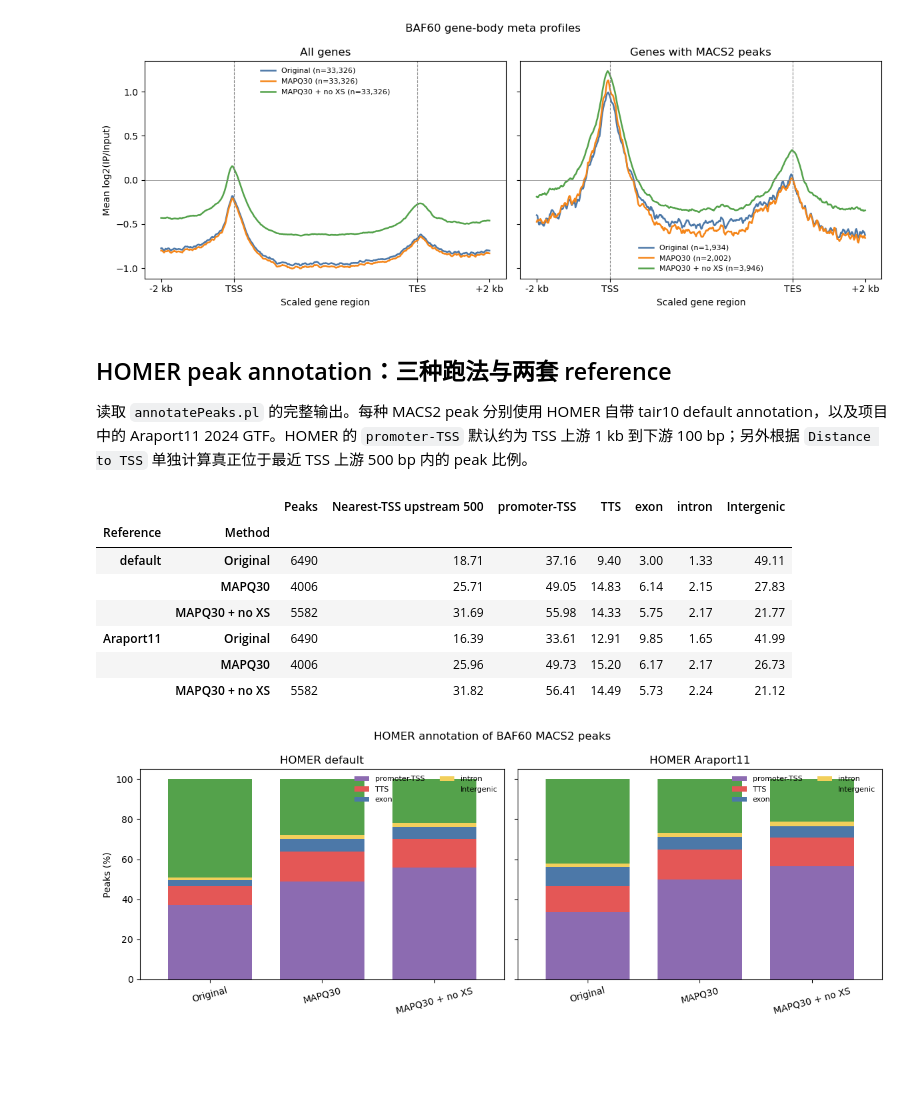
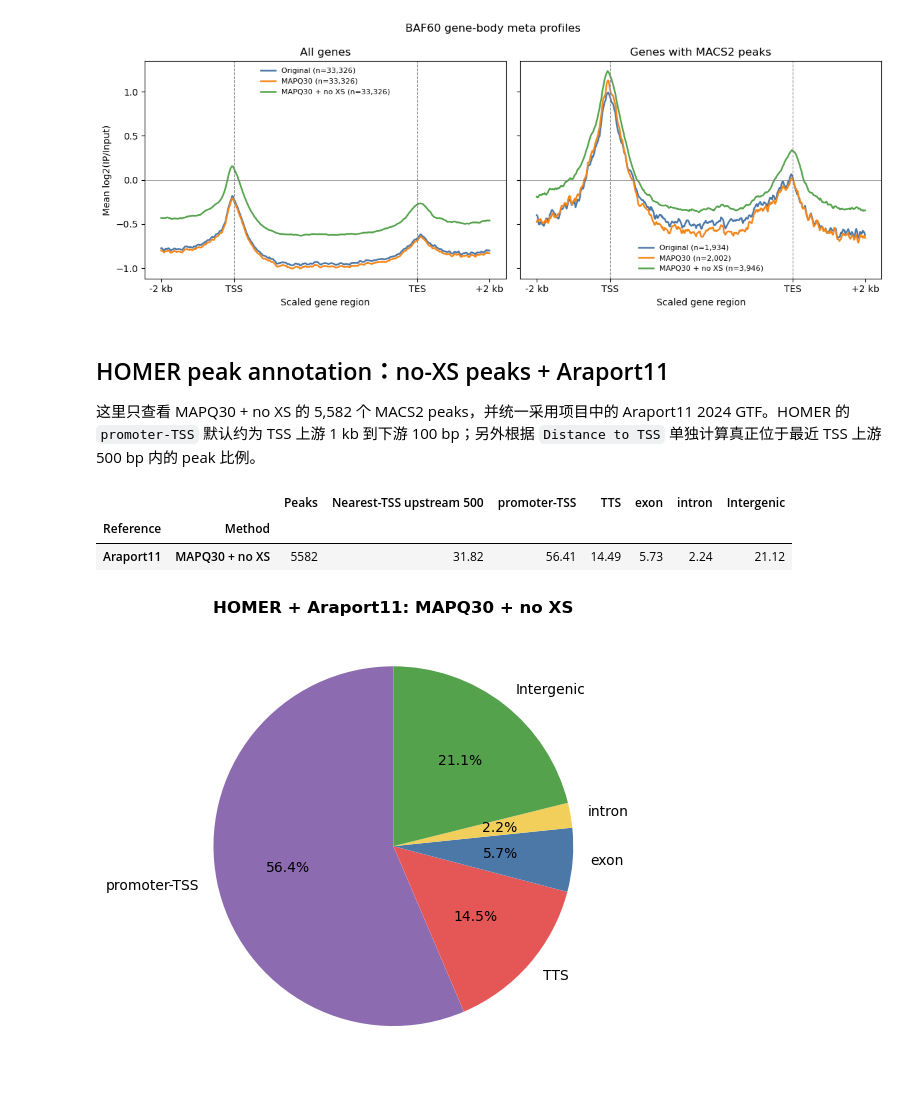
Before and after one commit to pengyfCR7/BAF60_ChIPseq_downstream_analyse_notebooks, a Jupyter notebook: inspect_BAF60_matrix.ipynb, the cells around one changed output. Cells and saved outputs as stored; diff of their text form; code cells hidden in the pictures; blank space fills up the shorter version.

Commit message:
Focus HOMER analysis on no-XS Araport11 peaks

```diff
--- a/inspect_BAF60_matrix.ipynb
+++ b/inspect_BAF60_matrix.ipynb
@@ -806,59 +806,51 @@ plt.tight_layout()
 | 2 | MAPQ30 + no XS | 33326 | 3946 |
 [figure]
 # %% [markdown]
-## HOMER peak annotation：三种跑法与两套 reference
+## HOMER peak annotation：no-XS peaks + Araport11
 
-读取 `annotatePeaks.pl` 的完整输出。每种 MACS2 peak 分别使用 HOMER 自带 tair10 default annotation，以及项目中的 Araport11 2024 GTF。HOMER 的 `promoter-TSS` 默认约为 TSS 上游 1 kb 到下游 100 bp；另外根据 `Distance to TSS` 单独计算真正位于最近 TSS 上游 500 bp 内的 peak 比例。
+这里只查看 MAPQ30 + no XS 的 5,582 个 MACS2 peaks，并统一采用项目中的 Araport11 2024 GTF。HOMER 的 `promoter-TSS` 默认约为 TSS 上游 1 kb 到下游 100 bp；另外根据 `Distance to TSS` 单独计算真正位于最近 TSS 上游 500 bp 内的 peak 比例。
 # %%
 homer_result_dirs = {
     'Original': Path('/data1/home/zhangzhhui03/workspace/projects/SWP73B/ChIP_ATAC_MNase_PRJNA351855/results/chip_workflow/homer_annotation'),
     'MAPQ30': Path('/data1/home/zhangzhhui03/workspace/projects/SWP73B/ChIP_ATAC_MNase_PRJNA351855/results/chip_workflow_unique_mapq30/homer_annotation'),
     'MAPQ30 + no XS': Path('/data1/home/zhangzhhui03/workspace/projects/SWP73B/ChIP_ATAC_MNase_PRJNA351855/results/chip_workflow_mapq30_noXS/homer_annotation'),
 }
 homer_categories = ['promoter-TSS', 'TTS', 'exon', 'intron', 'Intergenic']
 homer_tables = {}
 homer_rows = []
 
-for reference in ['default', 'Araport11']:
-    for name in method_order:
+for reference in ['Araport11']:
+    for name in ['MAPQ30 + no XS']:
         path = homer_result_dirs[name] / f'BAF60.annotatedPeaks.{reference}.txt'
         table = pd.read_csv(path, sep='\t', low_memory=False)
+        table = table.rename(columns={table.columns[0]: 'PeakID'})
         table['Category'] = table['Annotation'].str.replace(r'\s*\(.*$', '', regex=True)
         distance = pd.to_numeric(table['Distance to TSS'], errors='coerce')
         counts = table['Category'].value_counts().reindex(homer_categories, fill_value=0)
         row = {'Reference': reference, 'Method': name, 'Peaks': len(table),
                'Nearest-TSS upstream 500': ((distance >= -500) & (distance < 0)).mean() * 100}
         row.update((counts / len(table) * 100).to_dict())
         homer_rows.append(row)
         homer_tables[(reference, name)] = table
 
 homer_summary = pd.DataFrame(homer_rows)
 display(homer_summary.set_index(['Reference', 'Method']).round(2))
 
 annotation_colors = {
     'promoter-TSS': '#8C6BB1', 'TTS': '#E45756', 'exon': '#4C78A8',
     'intron': '#F2CF5B', 'Intergenic': '#54A24B',
 }
-fig, axes = plt.subplots(1, 2, figsize=(12, 4.5), sharey=True)
-for ax, reference in zip(axes, ['default', 'Araport11']):
-    plot_data = homer_summary[homer_summary['Reference'] == reference].set_index('Method').loc[method_order, homer_categories]
-    plot_data.plot.bar(stacked=True, ax=ax, color=[annotation_colors[x] for x in homer_categories], width=0.75)
-    ax.set(xlabel='', ylabel='Peaks (%)', title=f'HOMER {reference}')
-    ax.tick_params(axis='x', rotation=15)
-    ax.legend(frameon=False, fontsize=8, ncol=2, loc='upper right')
-axes[1].set_ylabel('')
-fig.suptitle('HOMER annotation of BAF60 MACS2 peaks')
+values = homer_summary.set_index('Method').loc['MAPQ30 + no XS', homer_categories]
+fig, ax = plt.subplots(figsize=(6, 5))
+ax.pie(values, labels=homer_categories, colors=[annotation_colors[x] for x in homer_categories],
+       autopct='%1.1f%%', startangle=90)
+ax.set_title('HOMER + Araport11: MAPQ30 + no XS', fontweight='bold')
 plt.tight_layout()
 # %% [output]
 |  |  | Peaks | Nearest-TSS upstream 500 | promoter-TSS | TTS | exon | intron | Intergenic |
 | Reference | Method |  |  |  |  |  |  |  |
-| default | Original | 6490 | 18.71 | 37.16 | 9.40 | 3.00 | 1.33 | 49.11 |
-|  | MAPQ30 | 4006 | 25.71 | 49.05 | 14.83 | 6.14 | 2.15 | 27.83 |
-|  | MAPQ30 + no XS | 5582 | 31.69 | 55.98 | 14.33 | 5.75 | 2.17 | 21.77 |
-| Araport11 | Original | 6490 | 16.39 | 33.61 | 12.91 | 9.85 | 1.65 | 41.99 |
-|  | MAPQ30 | 4006 | 25.96 | 49.73 | 15.20 | 6.17 | 2.17 | 26.73 |
-|  | MAPQ30 + no XS | 5582 | 31.82 | 56.41 | 14.49 | 5.73 | 2.24 | 21.12 |
+| Araport11 | MAPQ30 + no XS | 5582 | 31.82 | 56.41 | 14.49 | 5.73 | 2.24 | 21.12 |
-[figure, old version]
+[figure, new version]
 # %%
 comparison_categories = ['promoter-TSS', 'TTS', 'Exon', 'Intron', 'Upstream 500', 'Intergenic']
 comparison_rows = []
```
Also changed, not shown: parts of 3 cells of this notebook.
